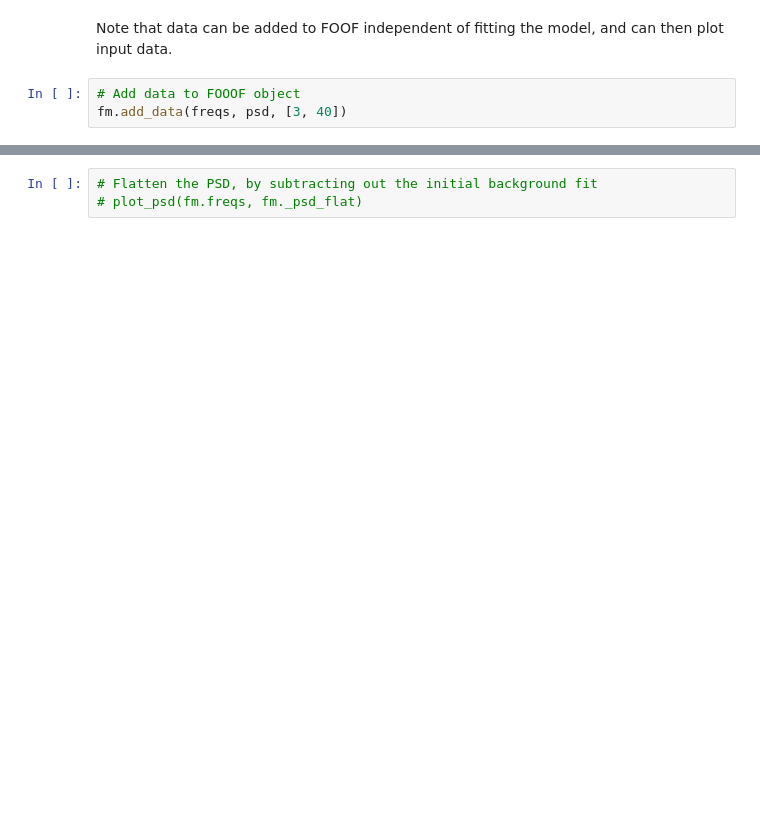
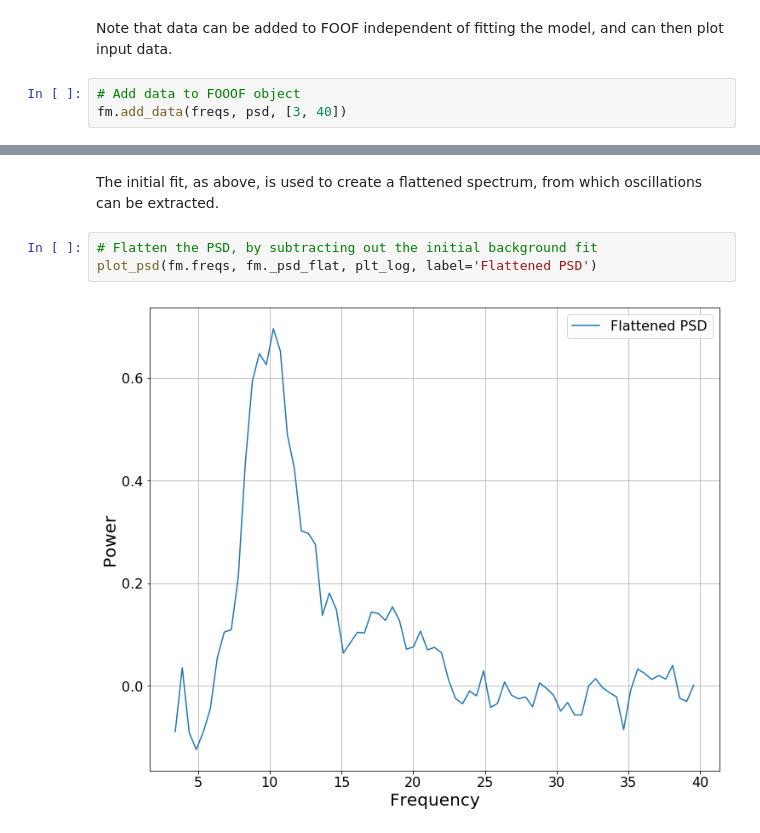
Before and after one commit to fooof-tools/fooof, a Jupyter notebook: tutorial/03-FOOOFAlgorithm.ipynb, the cells around one changed output, grey strips where cells are left out. Drawn from its saved outputs; the diff is of its cells as text; blank space fills up the shorter version.

```diff
--- a/tutorial/03-FOOOFAlgorithm.ipynb
+++ b/tutorial/03-FOOOFAlgorithm.ipynb
@@ -46,3 +57,7 @@ init_bg_fit = fm._create_bg_fit(fm.freqs, fm._clean_background_fit(fm.freqs, fm.
+# %% [markdown]
+The initial fit, as above, is used to create a flattened spectrum, from which oscillations can be extracted.
 # %%
 # Flatten the PSD, by subtracting out the initial background fit
-# plot_psd(fm.freqs, fm._psd_flat)
+plot_psd(fm.freqs, fm._psd_flat, plt_log, label='Flattened PSD')
+# %% [output]
+[figure, added]
```
Also changed, not shown: parts of 17 cells of this notebook.
